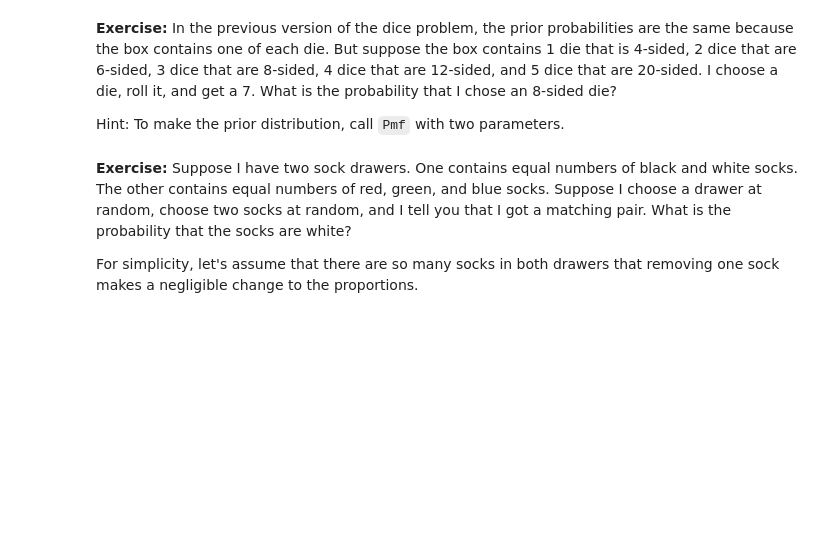
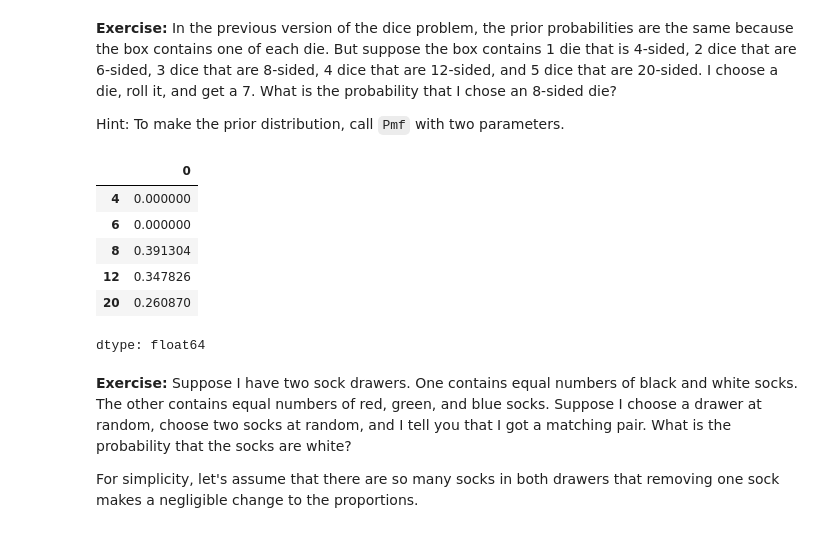
Before and after one commit to Zoey1102/ThinkBayes2, a Jupyter notebook: notebooks/chap03.ipynb, the cells around one changed output. Cells and saved outputs as stored; diff of their text form; code cells hidden in the pictures; blank space fills up the shorter version.

```diff
--- a/notebooks/chap03.ipynb
+++ b/notebooks/chap03.ipynb
@@ -537,3 +677,20 @@ Hint: To make the prior distribution, call `Pmf` with two parameters.
+# %%
+# Solution goes here
+ps = [1,2,3,4,5]    # didnot normalize it here
+qs = [4,6,8,12,20]
+pmf = Pmf(ps, qs)
+
+update_dice(pmf,7)
+
+pmf
+# %% [output]
+|  | 0 |
+| 4 | 0.000000 |
+| 6 | 0.000000 |
+| 8 | 0.391304 |
+| 12 | 0.347826 |
+| 20 | 0.260870 |
+dtype: float64
 # %% [markdown]
 **Exercise:** Suppose I have two sock drawers.
 One contains equal numbers of black and white socks.
```
Also changed, not shown: parts of 45 cells of this notebook.
